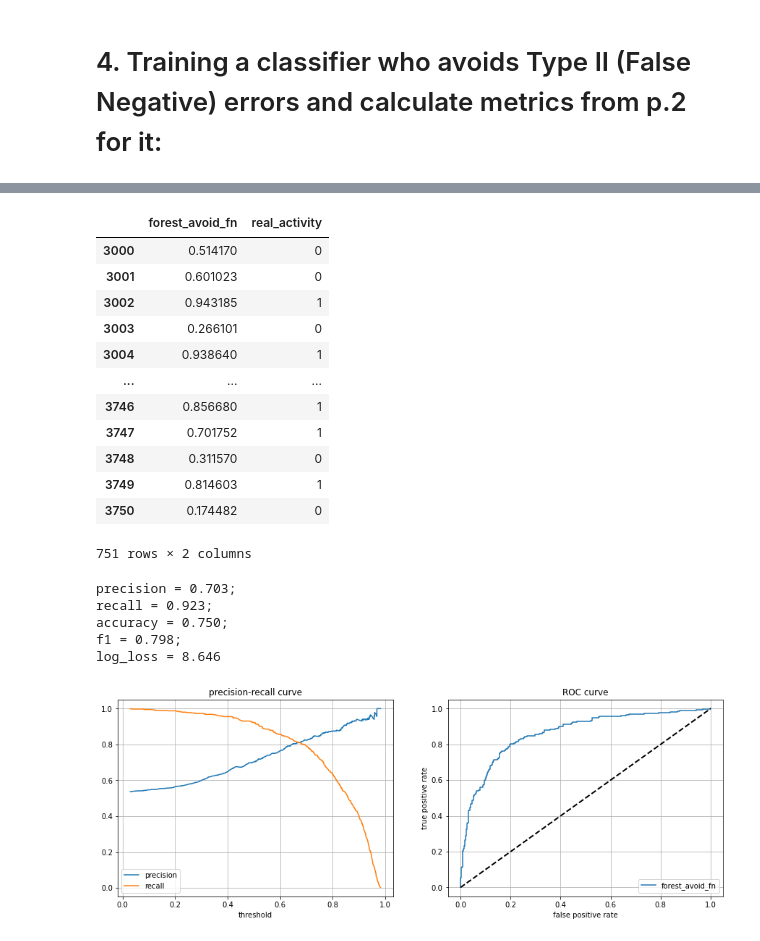
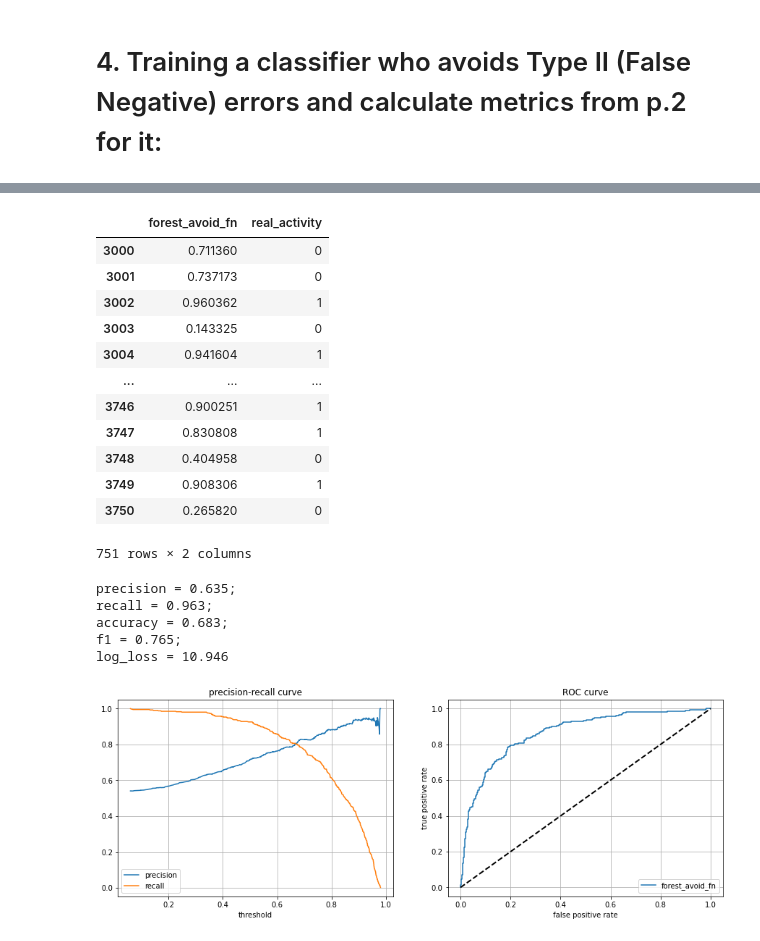
Before and after one commit to belpablo/Machine_Learning_Tecnologies_2022, a Jupyter notebook: Task_1/Belenko_Pavel_J41325c_MLT_2022_Task_1.ipynb, the cells around one changed output, grey strips where cells are left out. Saved outputs shown, nothing was run; the diff lists cells and outputs as text; code cells hidden in the pictures.

```diff
--- a/Task_1/Belenko_Pavel_J41325c_MLT_2022_Task_1.ipynb
+++ b/Task_1/Belenko_Pavel_J41325c_MLT_2022_Task_1.ipynb
@@ -189,27 +208,27 @@ plt.show()
 # %%
 # The "class_weight" attribute has been added, for balances the class weights. As a result, recall reached its maximum.
 
-forest_avoid_fn = RandomForestClassifier(max_depth = 15, class_weight={0: 1, 1: 5}, random_state = 7)
+forest_avoid_fn = RandomForestClassifier(max_depth = 15, class_weight = {0: 1, 1: 10}, random_state = 7)
 forest_avoid_fn = forest_avoid_fn.fit(x_train, y_train)
 
 prob_pred_avoid_fn = {}
 prob_pred_avoid_fn['forest_avoid_fn'] = forest_avoid_fn.predict_proba(x_test)[:, 1]
 prob_pred_avoid_fn['real_activity'] = y_test
 prob_pred_avoid_fn_df = pd.DataFrame(prob_pred_avoid_fn)
 prob_pred_avoid_fn_df
 # %% [output]
 |  | forest_avoid_fn | real_activity |
-| 3000 | 0.514170 | 0 |
-| 3001 | 0.601023 | 0 |
-| 3002 | 0.943185 | 1 |
-| 3003 | 0.266101 | 0 |
-| 3004 | 0.938640 | 1 |
+| 3000 | 0.711360 | 0 |
+| 3001 | 0.737173 | 0 |
+| 3002 | 0.960362 | 1 |
+| 3003 | 0.143325 | 0 |
+| 3004 | 0.941604 | 1 |
 | ... | ... | ... |
-| 3746 | 0.856680 | 1 |
-| 3747 | 0.701752 | 1 |
-| 3748 | 0.311570 | 0 |
-| 3749 | 0.814603 | 1 |
-| 3750 | 0.174482 | 0 |
+| 3746 | 0.900251 | 1 |
+| 3747 | 0.830808 | 1 |
+| 3748 | 0.404958 | 0 |
+| 3749 | 0.908306 | 1 |
+| 3750 | 0.265820 | 0 |
 751 rows × 2 columns
 # %%
 predicted_avoid_fn_class = forest_avoid_fn.predict(x_test)
@@ -222,11 +241,11 @@ print('precision = {precision:.3f}; \nrecall = {recall:.3f}; \naccuracy = {accur
             log_loss = metrics.log_loss(prob_pred_avoid_fn['real_activity'], predicted_avoid_fn_class))
      )
 # %% [output]
-precision = 0.703;
-recall = 0.923;
-accuracy = 0.750;
-f1 = 0.798;
-log_loss = 8.646
+precision = 0.635;
+recall = 0.963;
+accuracy = 0.683;
+f1 = 0.765;
+log_loss = 10.946
 # %%
 fig, (ax_pr, ax_roc) = plt.subplots(1, 2, figsize = (15, 5))
 
@@ -249,4 +268,4 @@ ax_roc.set_title('ROC curve')
 ax_roc.legend(loc = 4)
 ax_roc.grid()
 # %% [output]
-[figure, old version]
+[figure, new version]
```
Also changed, not shown: parts of 3 cells of this notebook.
